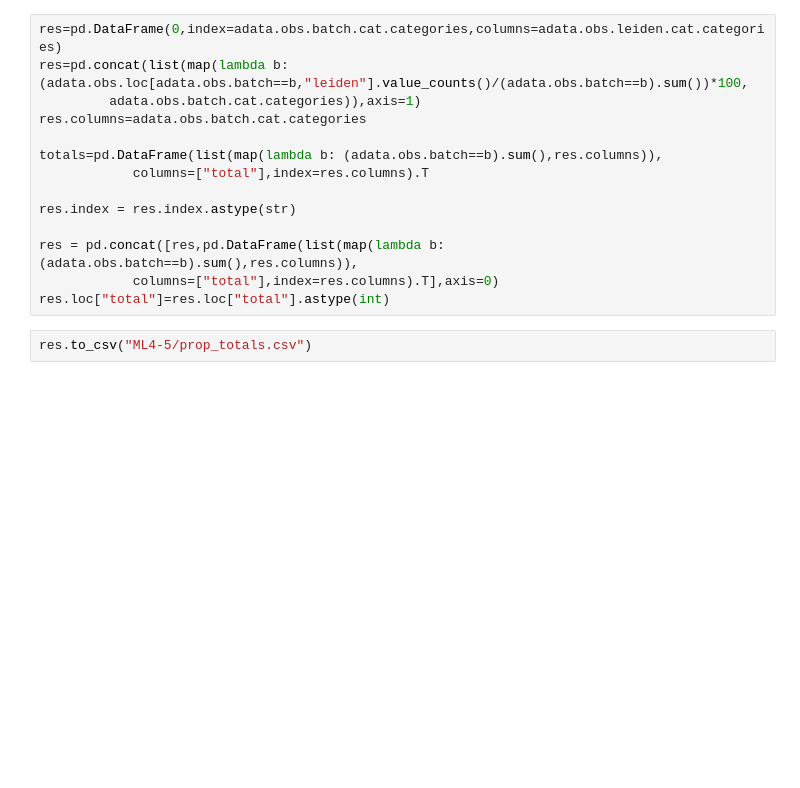
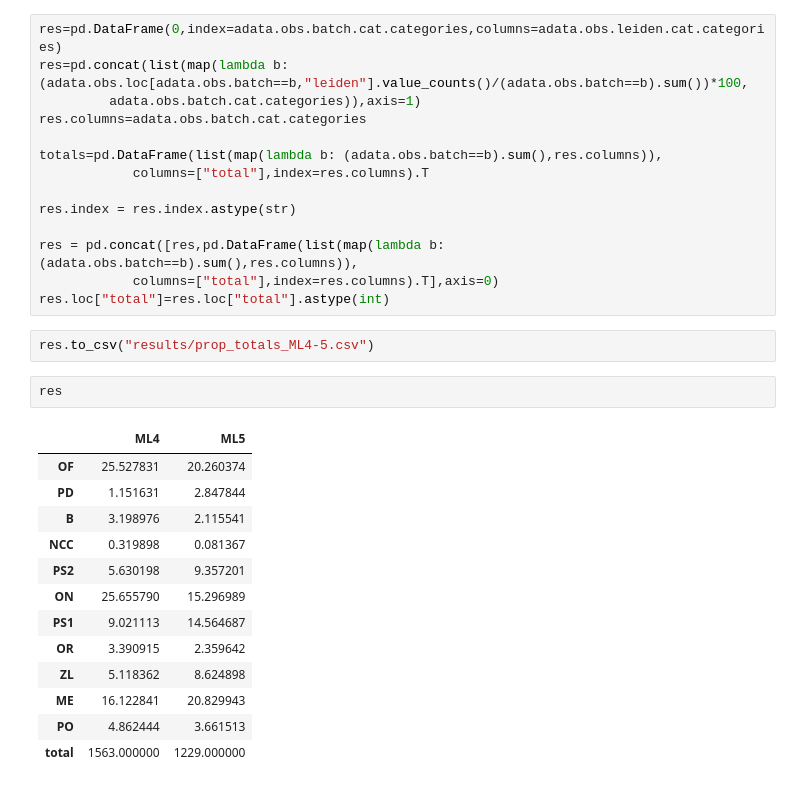
Before and after one commit to LouisFaure/upperlip_paper, a Jupyter notebook: pagoda2/03A.prop_E11_ML4-5.ipynb, the cells around one changed output. Drawn from its saved outputs; the diff is of its cells as text; blank space fills up the shorter version.

```diff
--- a/pagoda2/03A.prop_E11_ML4-5.ipynb
+++ b/pagoda2/03A.prop_E11_ML4-5.ipynb
@@ -74,4 +121,20 @@ res = pd.concat([res,pd.DataFrame(list(map(lambda b: (adata.obs.batch==b).sum(),
             columns=["total"],index=res.columns).T],axis=0)
 res.loc["total"]=res.loc["total"].astype(int)
 # %%
-res.to_csv("ML4-5/prop_totals.csv")
+res.to_csv("results/prop_totals_ML4-5.csv")
+# %%
+res
+# %% [output]
+|  | ML4 | ML5 |
+| OF | 25.527831 | 20.260374 |
+| PD | 1.151631 | 2.847844 |
+| B | 3.198976 | 2.115541 |
+| NCC | 0.319898 | 0.081367 |
+| PS2 | 5.630198 | 9.357201 |
+| ON | 25.655790 | 15.296989 |
+| PS1 | 9.021113 | 14.564687 |
+| OR | 3.390915 | 2.359642 |
+| ZL | 5.118362 | 8.624898 |
+| ME | 16.122841 | 20.829943 |
+| PO | 4.862444 | 3.661513 |
+| total | 1563.000000 | 1229.000000 |
```
Also changed, not shown: parts of 24 cells of this notebook, 4 other files.
